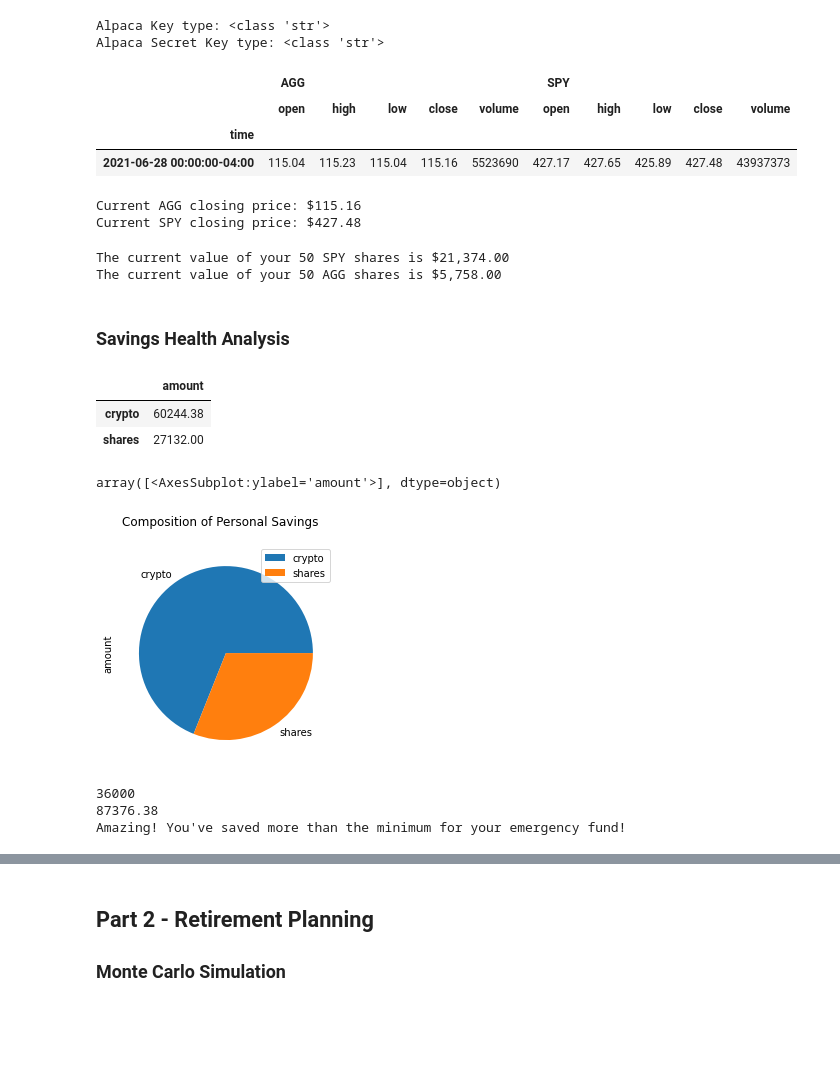
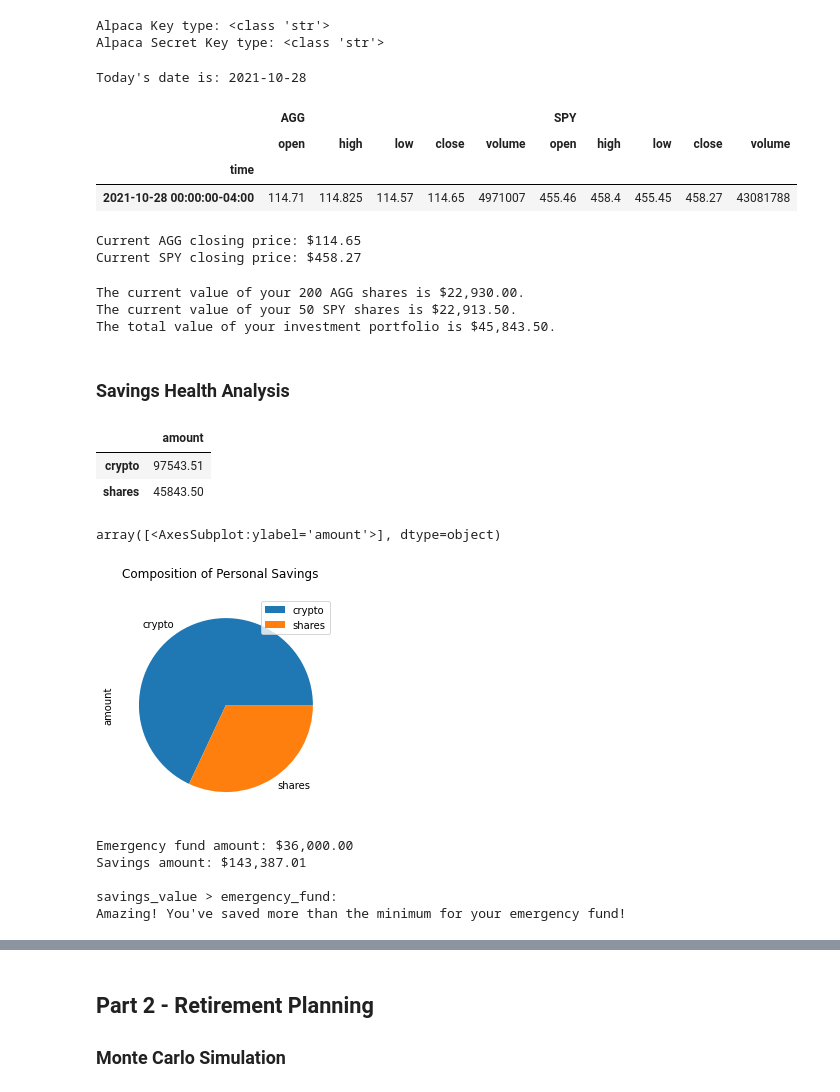
Before and after one commit to salsal3/bcs-hw4-APIs, a Jupyter notebook: Starter_Code/financial-planner.ipynb, the cells around one changed output, grey strips where cells are left out. Cells and saved outputs as stored; diff of their text form; code cells hidden in the pictures; blank space fills up the shorter version.

```diff
--- a/Starter_Code/financial-planner.ipynb
+++ b/Starter_Code/financial-planner.ipynb
@@ -57,14 +60,14 @@ The current value of your 5.3 ETH is $12609.18
 ### Collect Investments Data Using Alpaca: `SPY` (stocks) and `AGG` (bonds)
 # %%
 # Set current amount of shares
-my_agg = 50
 my_spy = 50
+my_agg = 200
 # %%
 ## \01-Activities\05-APIs\2\04-Ins_Alpaca_Demo\Solved\alpaca-demo.ipynb
 
 # Set Alpaca API key and secret
-alpaca_api_key = os.getenv('APCA_API_KEY_ID')
-alpaca_secret_key = os.getenv('APCA_API_SECRET_KEY')
+alpaca_api_key = os.getenv('ALPACA_API_KEY')
+alpaca_secret_key = os.getenv('ALPACA_SECRET_KEY')
 base_url = 'https://paper-api.alpaca.markets'
 
 print(f"Alpaca Key type: {type(alpaca_api_key)}")
@@ -77,13 +80,15 @@ Alpaca Key type: <class 'str'>
 Alpaca Secret Key type: <class 'str'>
 # %%
 # Format current date as ISO format
-today = pd.Timestamp('2021-07-26', tz='America/New_York').isoformat()
+date_today = date.today()
+print(f"Today\'s date is: {date_today}")
+today = pd.Timestamp(date_today, tz='America/New_York').isoformat()
 
 # Set the tickers
-tickers = ["AGG", "SPY"]
+tickers = ['AGG', 'SPY']
 
 # Set timeframe to '1D' for Alpaca API
-timeframe = "1D"
+timeframe = '1D'
 
 # Get current closing prices for SPY and AGG
 # (use a limit=1000 parameter to call the most recent 1000 days of data)
@@ -98,21 +103,22 @@ df_portfolio = alpaca.get_barset(
 # Preview DataFrame
 df_portfolio
 # %% [output]
+Today's date is: 2021-10-28
 |  | AGG |  |  |  |  | SPY |  |  |  |  |
 |  | open | high | low | close | volume | open | high | low | close | volume |
 | time |  |  |  |  |  |  |  |  |  |  |
-| 2021-06-28 00:00:00-04:00 | 115.04 | 115.23 | 115.04 | 115.16 | 5523690 | 427.17 | 427.65 | 425.89 | 427.48 | 43937373 |
+| 2021-10-28 00:00:00-04:00 | 114.71 | 114.825 | 114.57 | 114.65 | 4971007 | 455.46 | 458.4 | 455.45 | 458.27 | 43081788 |
 # %%
 # Pick AGG and SPY close prices
+spy_close_price = float(df_portfolio['SPY']['close'])
 agg_close_price = float(df_portfolio['AGG']['close'])
-spy_close_price = float(df_portfolio['SPY']['close'])
 
 # Print AGG and SPY close prices
 print(f"Current AGG closing price: ${agg_close_price}")
 print(f"Current SPY closing price: ${spy_close_price}")
 # %% [output]
-Current AGG closing price: $115.16
-Current SPY closing price: $427.48
+Current AGG closing price: $114.65
+Current SPY closing price: $458.27
 # %%
 # Compute the current value of shares
 ## 05-APIs\2\05-Stu_Investment_Value\Solved\investment-value.ipynb
@@ -120,11 +126,13 @@ my_agg_value = agg_close_price * my_agg
 my_spy_value = spy_close_price * my_spy
 
 # Print current value of shares
-print(f"The current value of your {my_spy} SPY shares is ${my_spy_value:0,.2f}")
-print(f"The current value of your {my_agg} AGG shares is ${my_agg_value:0,.2f}")
+print(f"The current value of your {my_agg} AGG shares is ${my_agg_value:0,.2f}.")
+print(f"The current value of your {my_spy} SPY shares is ${my_spy_value:0,.2f}.")
+print(f"The total value of your investment portfolio is ${(my_spy_value + my_agg_value):0,.2f}.")
 # %% [output]
-The current value of your 50 SPY shares is $21,374.00
-The current value of your 50 AGG shares is $5,758.00
+The current value of your 200 AGG shares is $22,930.00.
+The current value of your 50 SPY shares is $22,913.50.
+The total value of your investment portfolio is $45,843.50.
 # %% [markdown]
 ### Savings Health Analysis
 # %%
@@ -136,20 +144,24 @@ crypto_value = round(my_btc_value + my_eth_value, 2)
 shares_value = round(my_agg_value + my_spy_value, 2)
 
 # Create savings DataFrame
-df_savings = pd.DataFrame({
-    'amount': [crypto_value, shares_value]},
-    ['crypto','shares']
+df_savings = pd.DataFrame(
+    {'amount': [crypto_value, shares_value]},
+    ['crypto','shares'],
 )
 
 # Display savings DataFrame
 df_savings
 # %% [output]
 |  | amount |
-| crypto | 60244.38 |
-| shares | 27132.00 |
+| crypto | 97543.51 |
+| shares | 45843.50 |
 # %%
 # Plot savings pie chart
-df_savings.plot.pie(subplots=True,title='Composition of Personal Savings')
+df_savings.plot.pie(
+    subplots=True,
+    title='Composition of Personal Savings',
+    y='amount',
+    )
 # %% [output]
 array([<AxesSubplot:ylabel='amount'>], dtype=object)
-[figure, old version]
+[figure, new version]
@@ -156,20 +188,26 @@ array([<AxesSubplot:ylabel='amount'>], dtype=object)
 # %%
 # Set ideal emergency fund
 emergency_fund = monthly_income * 3
-print(emergency_fund)
+print(f"Emergency fund amount: ${emergency_fund:,.2f}")
 
 # Calculate total amount of savings
 savings_value = df_savings['amount'].sum()
-print(savings_value)
+print(f"Savings amount: ${savings_value:,.2f}")
 
 # Validate saving health
-if savings_value > emergency_fund:
-    print('Amazing! You\'ve saved more than the minimum for your emergency fund!')
-elif savings_value == emergency_fund:
-    print('Congratulations! You\'ve reached your emergency fund goal!')
-elif savings_value < emergency_fund:
-    print(f'You still need to save ${emergency_fund - savings_value:0,.2f} to meet your goal. Keep at it!')
+def savings_health(savings_value):
+    if savings_value > emergency_fund:
+        print('Amazing! You\'ve saved more than the minimum for your emergency fund!')
+    elif savings_value == emergency_fund:
+        print('Congratulations! You\'ve reached your emergency fund goal!')
+    elif savings_value < emergency_fund:
+        print(f'You still need to save ${(emergency_fund - savings_value):0,.2f} to meet your goal. Keep at it!')
+
+print(f"\nsavings_value > emergency_fund:")
+savings_health(savings_value)
 # %% [output]
-36000
-87376.38
+Emergency fund amount: $36,000.00
+Savings amount: $143,387.01
+
+savings_value > emergency_fund:
 Amazing! You've saved more than the minimum for your emergency fund!
```
Also changed, not shown: parts of 44 cells of this notebook.
